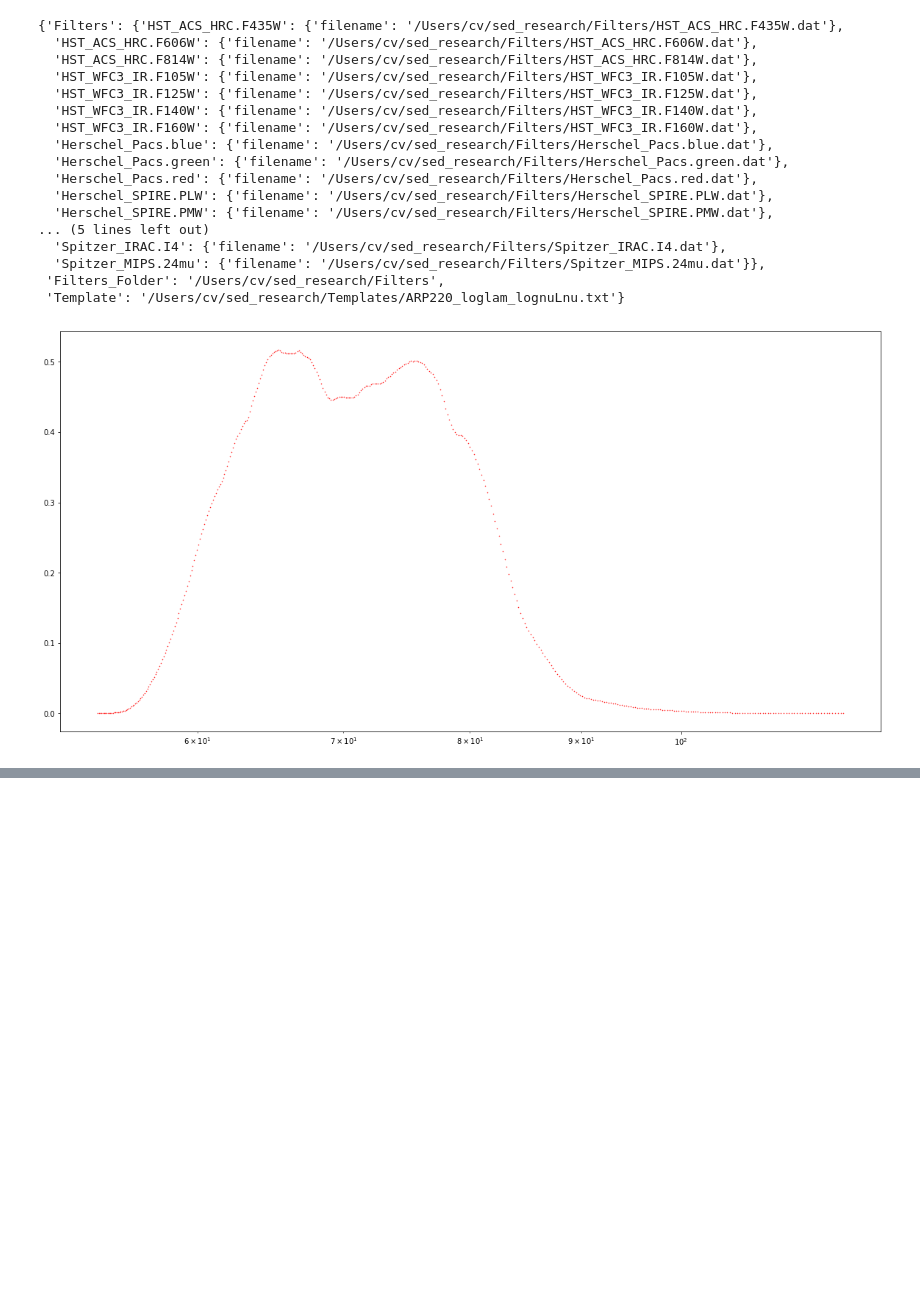
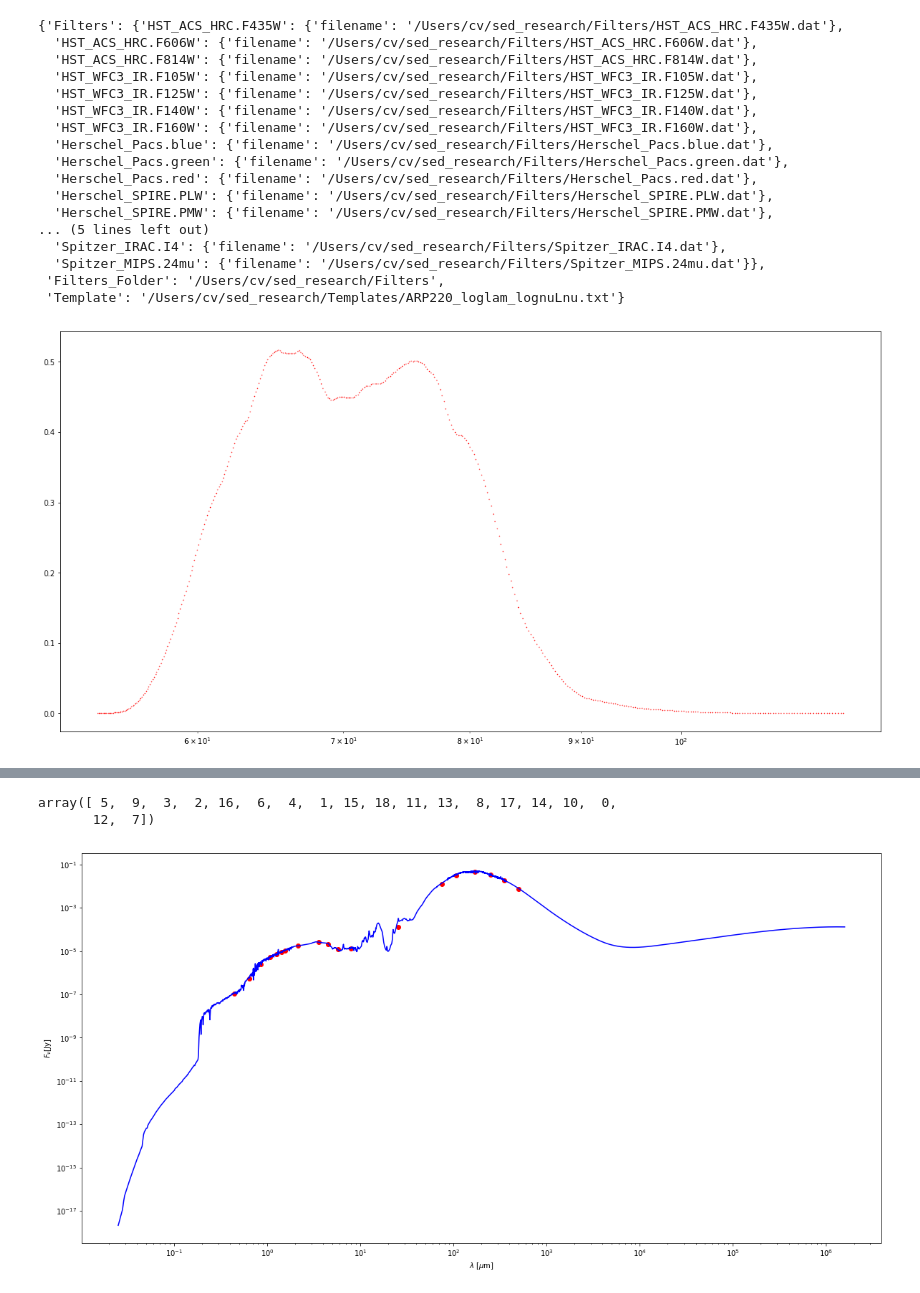
Before and after one commit to cpvargas/sed_research, a Jupyter notebook: library_prototype.ipynb, the cells around one changed output, grey strips where cells are left out. Saved outputs shown, nothing was run; the diff lists cells and outputs as text; code cells hidden in the pictures; blank space fills up the shorter version.

```diff
--- a/library_prototype.ipynb
+++ b/library_prototype.ipynb
@@ -230,0 +263,19 @@ plt.show()
+# %%
+idx = np.argsort(mysed.lam_eff)
+# %%
+idx
+# %% [output]
+array([ 5,  9,  3,  2, 16,  6,  4,  1, 15, 18, 11, 13,  8, 17, 14, 10,  0,
+       12,  7])
+# %%
+lam_eff = np.asarray(mysed.lam_eff)
+# %%
+Lam = lam_eff[idx]
+# %%
+F = phot[idx]
+# %%
+plt.loglog(Lam,F,"ro")
+mysed.plot_sed()
+plt.show()
+# %% [output]
+[figure, added]
```
Also changed, not shown: parts of 13 cells of this notebook.
